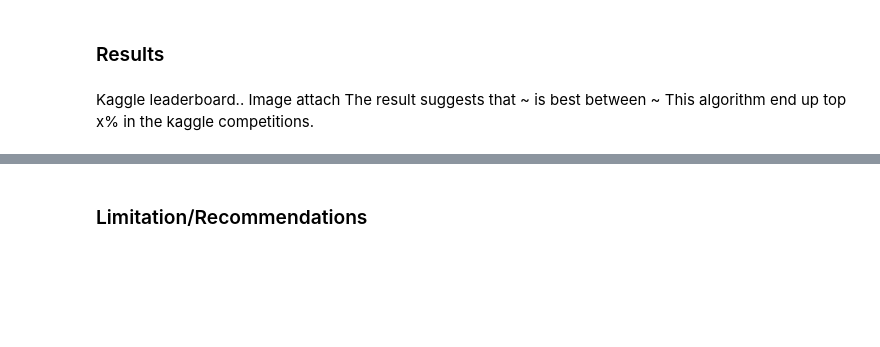
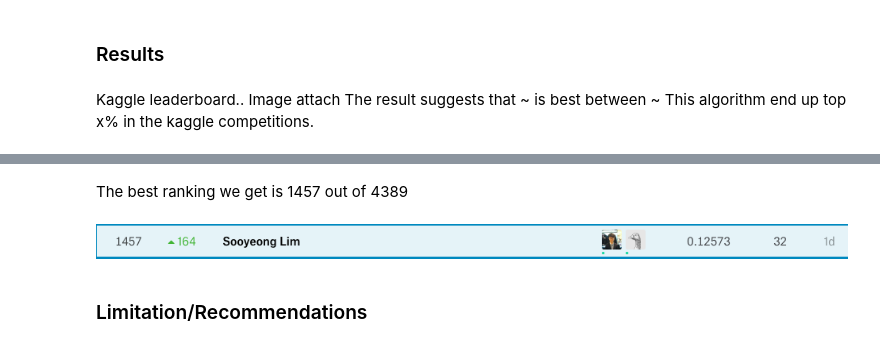
Before and after one commit to Sooyeong/CSE627_project, a Jupyter notebook: wording.ipynb, the cells around one changed output, grey strips where cells are left out. Cells and saved outputs as stored; diff of their text form; code cells hidden in the pictures; blank space fills up the shorter version.

```diff
--- a/wording.ipynb
+++ b/wording.ipynb
@@ -1601,3 +1610,9 @@ This algorithm end up top x% in the kaggle competitions.
+# %% [markdown]
+The best ranking we get is 1457 out of 4389
+# %%
+Image(filename='ranking.png')
+# %% [output]
+[figure, added]
 # %% [markdown]
 <a id='limitation'></a>
 
```
Also changed, not shown: parts of 2 cells of this notebook, 3 other files.
